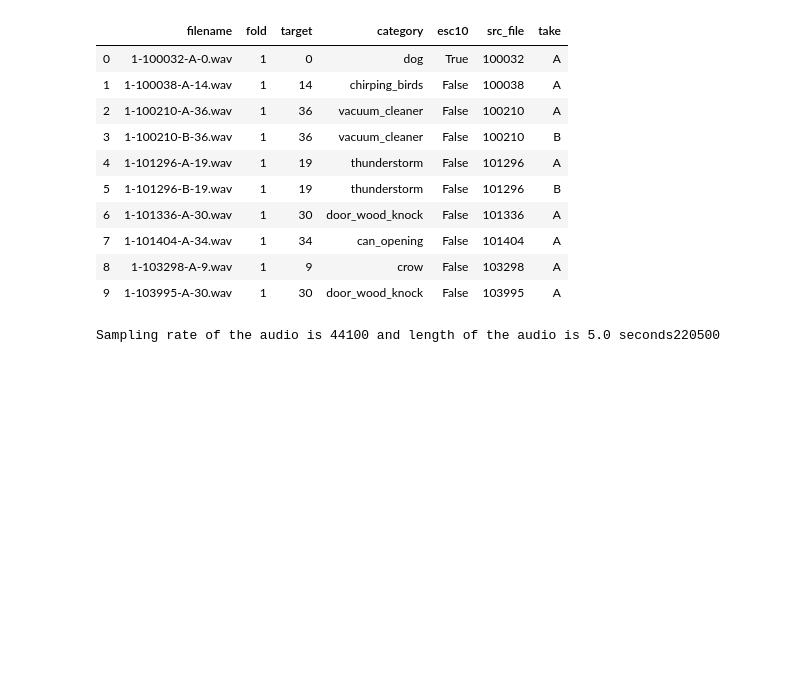
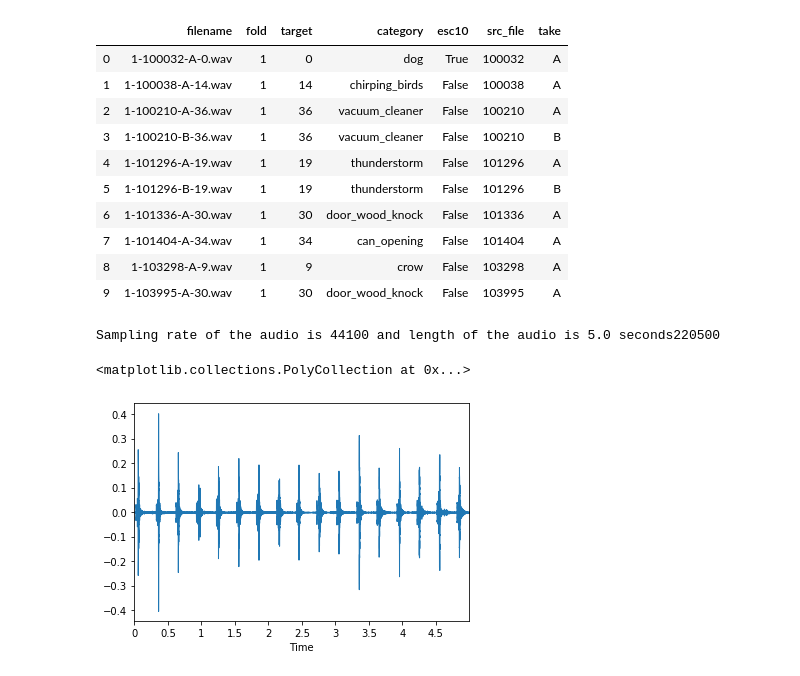
Before and after one commit to errdaychill/MAI-final-project, a Jupyter notebook: ESC-50-master/audio_classifier_resnet.ipynb, the cells around one changed output. Drawn from its saved outputs; the diff is of its cells as text; code cells hidden in the pictures; blank space fills up the shorter version.

```diff
--- a/ESC-50-master/audio_classifier_resnet.ipynb
+++ b/ESC-50-master/audio_classifier_resnet.ipynb
@@ -79 +79,8 @@ class ESC50(Dataset): #Dataset - 데이터셋을 나타내는 추상클래스. 1
         return self.data[idx], self.labels[idx]
+# %%
+filename = valid[valid['category'] == 'clock_tick'].iloc[0]['filename']
+wav, sr = librosa.load('audio/'+filename, sr=None)
+librosa.display.waveplot(wav, sr)
+# %% [output]
+<matplotlib.collections.PolyCollection at 0x...>
+[figure, added]
```
Also changed, not shown: parts of 18 cells of this notebook.
